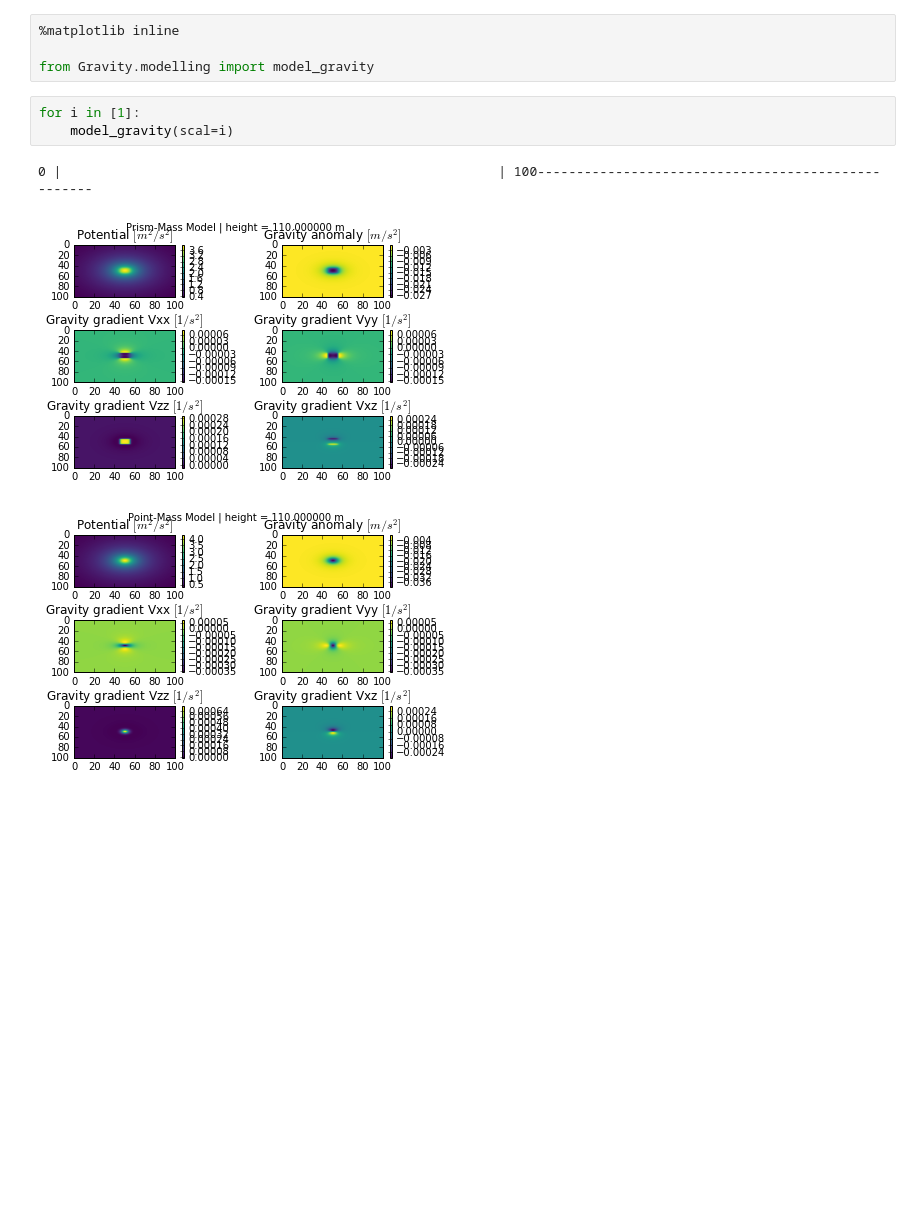
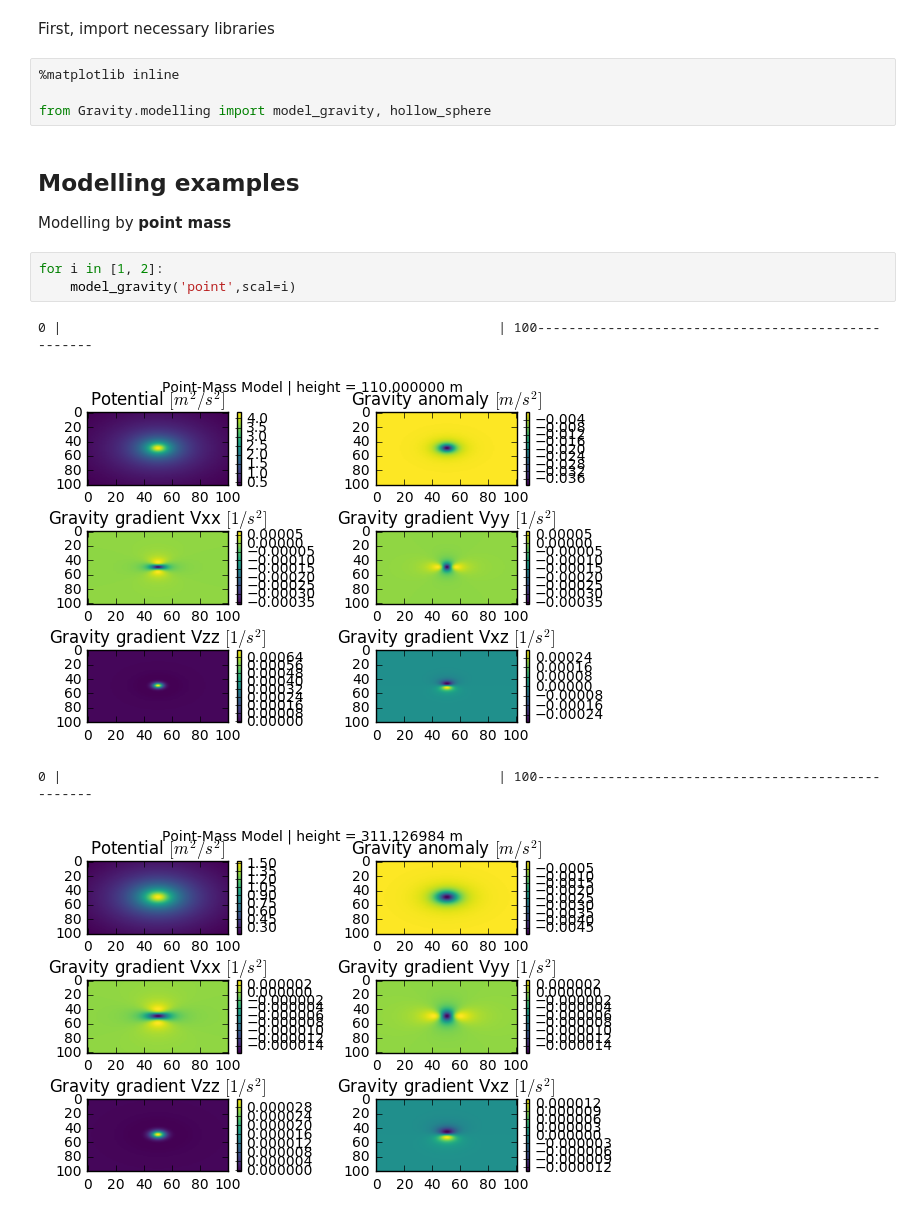
Before and after one commit to s-schneider/geopysics, a Jupyter notebook: gravity.ipynb, the cells around one changed output. Saved outputs shown, nothing was run; the diff lists cells and outputs as text; blank space fills up the shorter version.

```diff
--- a/gravity.ipynb
+++ b/gravity.ipynb
@@ -5,11 +10,18 @@ Example of gravity potential field of a Prisma and a Point source
+# %% [markdown]
+First, import necessary libraries
 # %%
 %matplotlib inline
 
-from Gravity.modelling import model_gravity
+from Gravity.modelling import model_gravity, hollow_sphere
+# %% [markdown]
+## Modelling examples
+
+Modelling by **point mass**
 # %%
-for i in [1]:
-    model_gravity(scal=i)
+for i in [1, 2]:
+    model_gravity('point',scal=i)
 # %% [output]
 0 |                                                        | 100---------------------------------------------------
-[figure, old version]
+[figure, new version]
+0 |                                                        | 100---------------------------------------------------
-[figure, old version]
+[figure, new version]
```
Also changed, not shown: parts of 7 cells of this notebook.
